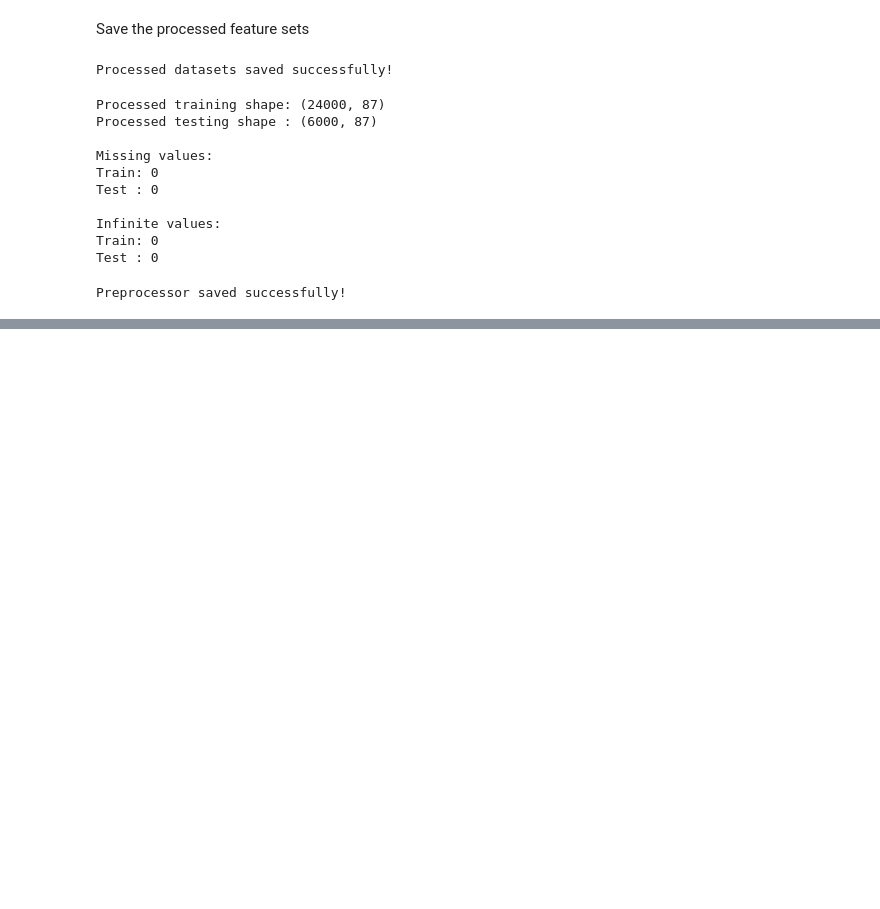
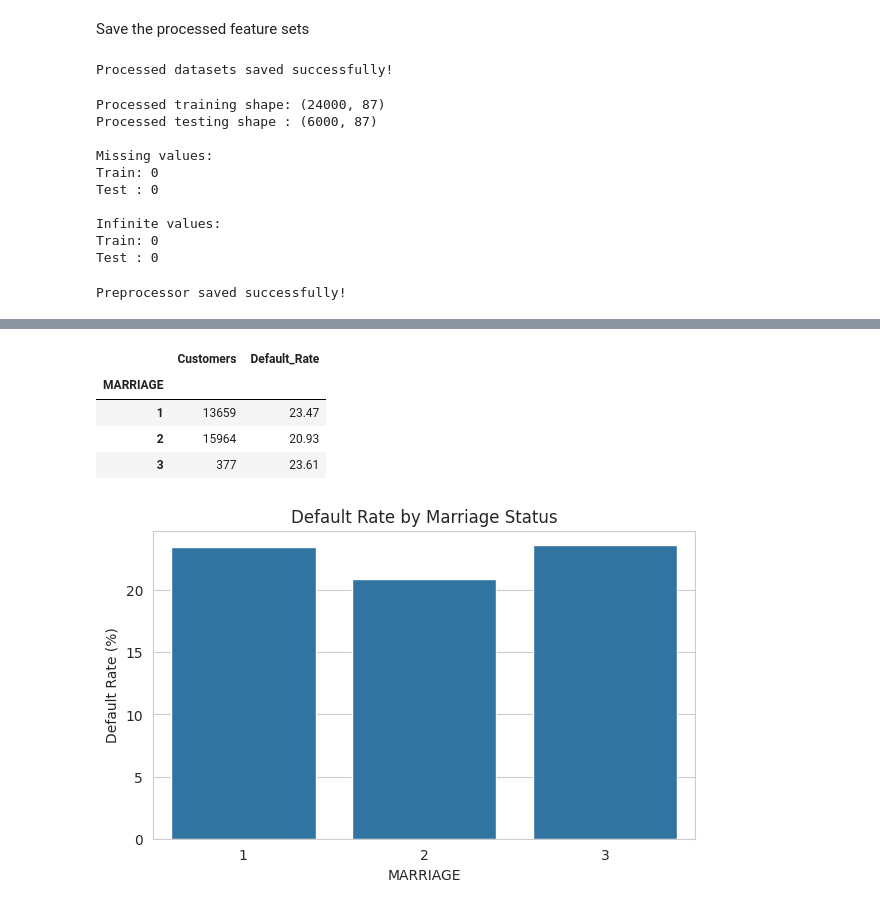
Before and after one commit to riasad30/Thesis, a Jupyter notebook: Untitled0.ipynb, the cells around one changed output, grey strips where cells are left out. Drawn from its saved outputs; the diff is of its cells as text; code cells hidden in the pictures; blank space fills up the shorter version.

```diff
--- a/Untitled0.ipynb
+++ b/Untitled0.ipynb
@@ -1052,0 +1281,52 @@ Preprocessor saved successfully!
+# %%
+# ============================================================
+# DEFAULT RATE BY MARRIAGE
+# ============================================================
+
+
+marriage_result = (
+    clean_df
+    .groupby('MARRIAGE')[target_col]
+    .agg(
+        Customers='count',
+        Default_Rate='mean'
+    )
+)
+
+
+marriage_result['Default_Rate'] *= 100
+
+
+display(
+    marriage_result.round(2)
+)
+
+
+plt.figure(figsize=(7,4))
+
+
+sns.barplot(
+    data=marriage_result.reset_index(),
+    x='MARRIAGE',
+    y='Default_Rate'
+)
+
+
+plt.title(
+    "Default Rate by Marriage Status"
+)
+
+
+plt.ylabel(
+    "Default Rate (%)"
+)
+
+
+plt.show()
+# %% [output]
+|  | Customers | Default_Rate |
+| MARRIAGE |  |  |
+| 1 | 13659 | 23.47 |
+| 2 | 15964 | 20.93 |
+| 3 | 377 | 23.61 |
+[figure, added]
```
Also changed, not shown: parts of 30 cells of this notebook.
